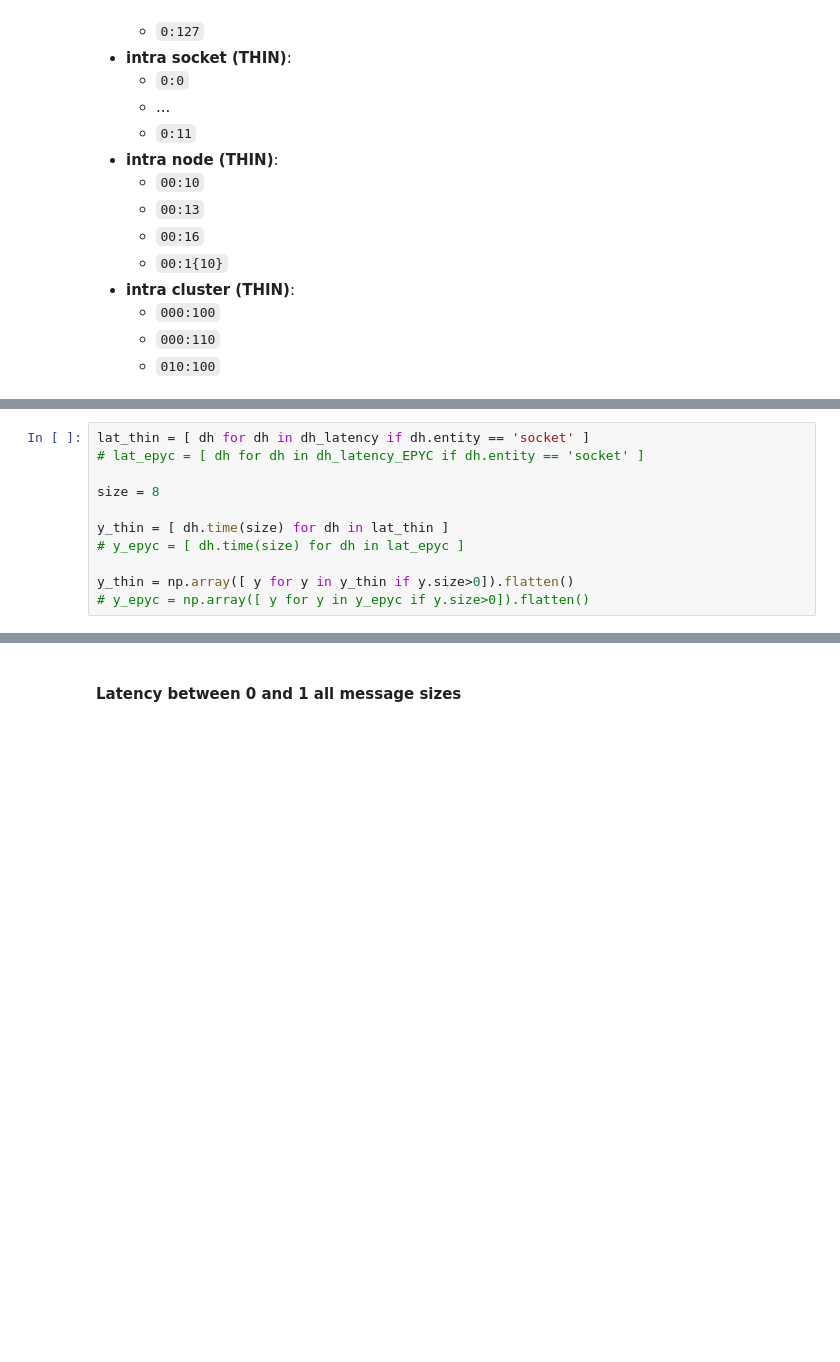
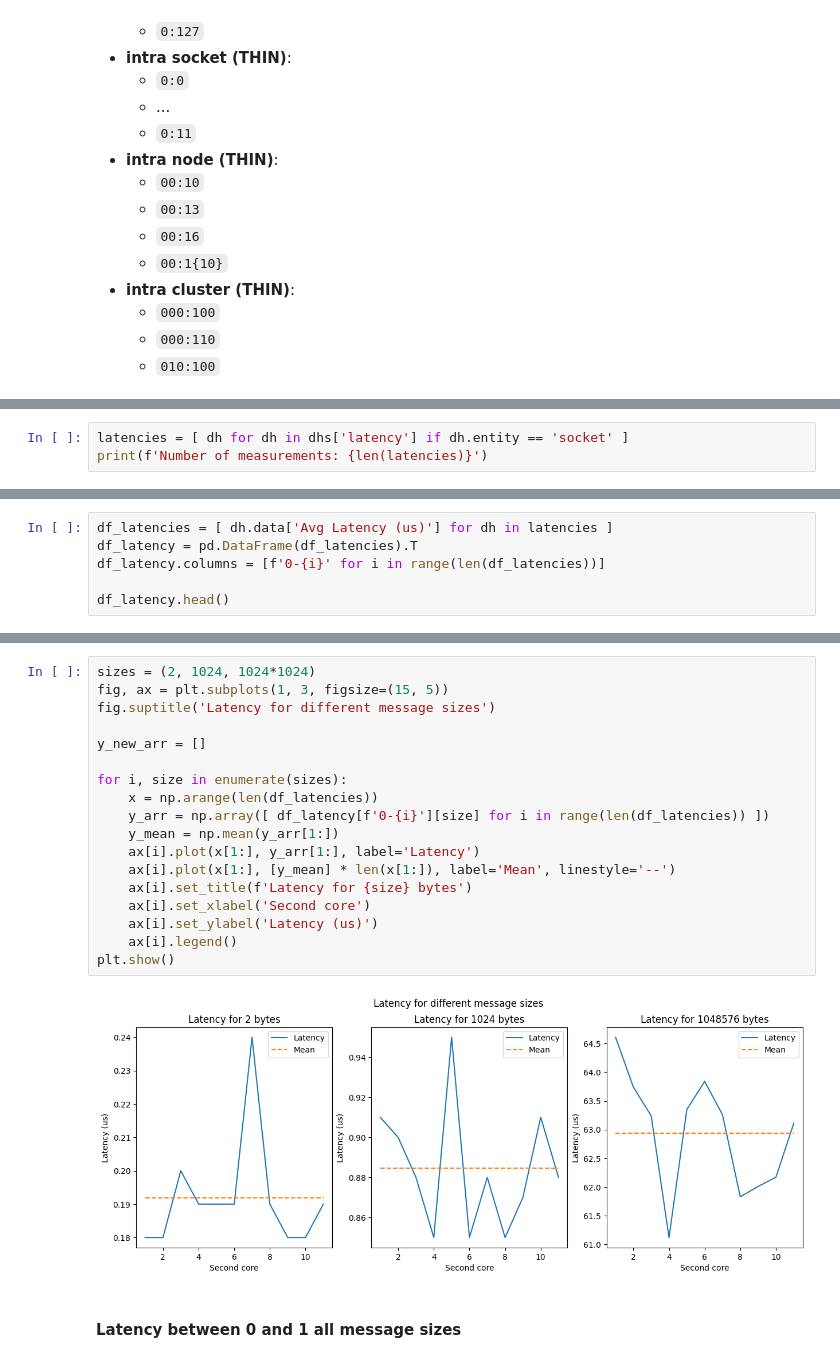
Before and after one commit to GabrielePintus/HPCProject, a Jupyter notebook: Assignment 1/miscellaneous/eda.ipynb, the cells around one changed output, grey strips where cells are left out. Drawn from its saved outputs; the diff is of its cells as text; blank space fills up the shorter version.

```diff
--- a/Assignment 1/miscellaneous/eda.ipynb
+++ b/Assignment 1/miscellaneous/eda.ipynb
@@ -55,11 +48,0 @@ Now we compare the latency of the two architectures.
-# %%
-lat_thin = [ dh for dh in dh_latency if dh.entity == 'socket' ]
-# lat_epyc = [ dh for dh in dh_latency_EPYC if dh.entity == 'socket' ]
-
-size = 8
-
-y_thin = [ dh.time(size) for dh in lat_thin ]
-# y_epyc = [ dh.time(size) for dh in lat_epyc ]
-
-y_thin = np.array([ y for y in y_thin if y.size>0]).flatten()
-# y_epyc = np.array([ y for y in y_epyc if y.size>0]).flatten()
@@ -92,0 +51,3 @@ np.std(y_thin_new[1:])/np.mean(y_thin_new[1:])
+# %%
+latencies = [ dh for dh in dhs['latency'] if dh.entity == 'socket' ]
+print(f'Number of measurements: {len(latencies)}')
@@ -92,0 +56,6 @@ np.std(y_thin_new[1:])/np.mean(y_thin_new[1:])
+# %%
+df_latencies = [ dh.data['Avg Latency (us)'] for dh in latencies ]
+df_latency = pd.DataFrame(df_latencies).T
+df_latency.columns = [f'0-{i}' for i in range(len(df_latencies))]
+
+df_latency.head()
@@ -93,2 +70,22 @@ np.std(y_thin_new[1:])/np.mean(y_thin_new[1:])
+# %%
+sizes = (2, 1024, 1024*1024)
+fig, ax = plt.subplots(1, 3, figsize=(15, 5))
+fig.suptitle('Latency for different message sizes')
+
+y_new_arr = []
+
+for i, size in enumerate(sizes):
+    x = np.arange(len(df_latencies))
+    y_arr = np.array([ df_latency[f'0-{i}'][size] for i in range(len(df_latencies)) ])
+    y_mean = np.mean(y_arr[1:])
+    ax[i].plot(x[1:], y_arr[1:], label='Latency')
+    ax[i].plot(x[1:], [y_mean] * len(x[1:]), label='Mean', linestyle='--')
+    ax[i].set_title(f'Latency for {size} bytes')
+    ax[i].set_xlabel('Second core')
+    ax[i].set_ylabel('Latency (us)')
+    ax[i].legend()
+plt.show()
+# %% [output]
+[figure, added]
 # %% [markdown]
 #### Latency between 0 and 1 all message sizes
```
Also changed, not shown: parts of 40 cells of this notebook, 2 other files.
